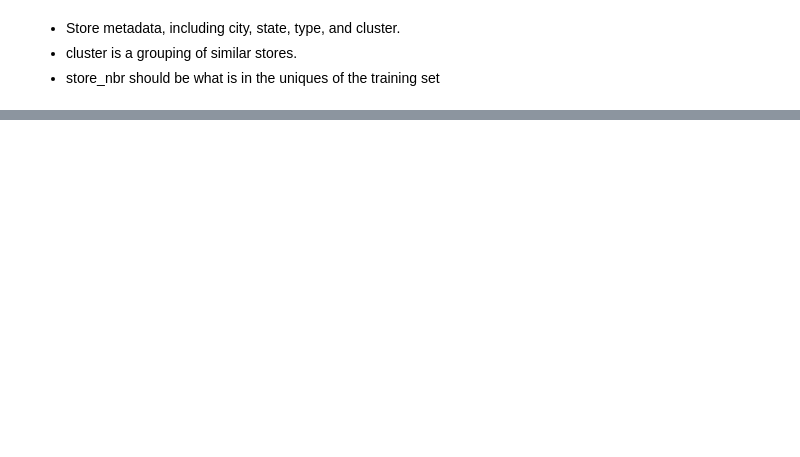
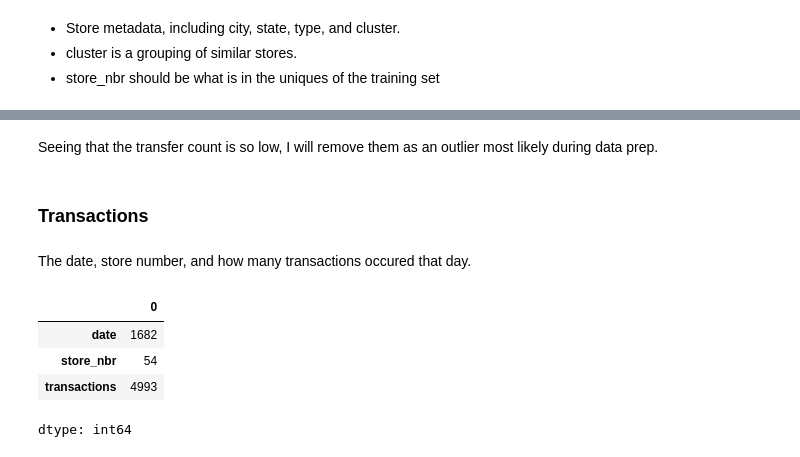
Before and after one commit to jonkarrer/sales-forecasting-ml, a Jupyter notebook: Sales_Time_Series.ipynb, the cells around one changed output, grey strips where cells are left out. Drawn from its saved outputs; the diff is of its cells as text; code cells hidden in the pictures; blank space fills up the shorter version.

```diff
--- a/Sales_Time_Series.ipynb
+++ b/Sales_Time_Series.ipynb
@@ -149,0 +254,14 @@ array(['AUTOMOTIVE', 'BABY CARE', 'BEAUTY', 'BEVERAGES', 'BOOKS',
+# %% [markdown]
+Seeing that the transfer count is so low, I will remove them as an outlier most likely during data prep.
+# %% [markdown]
+### Transactions
+# %% [markdown]
+The date, store number, and how many transactions occured that day.
+# %%
+transactions_df.nunique()
+# %% [output]
+|  | 0 |
+| date | 1682 |
+| store_nbr | 54 |
+| transactions | 4993 |
+dtype: int64
```
Also changed, not shown: parts of 33 cells of this notebook.
